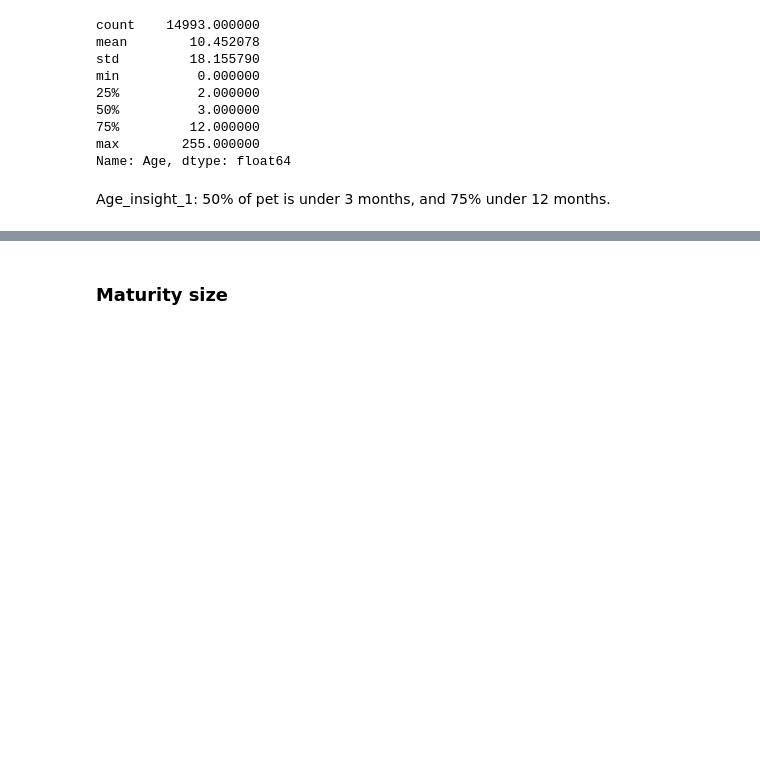
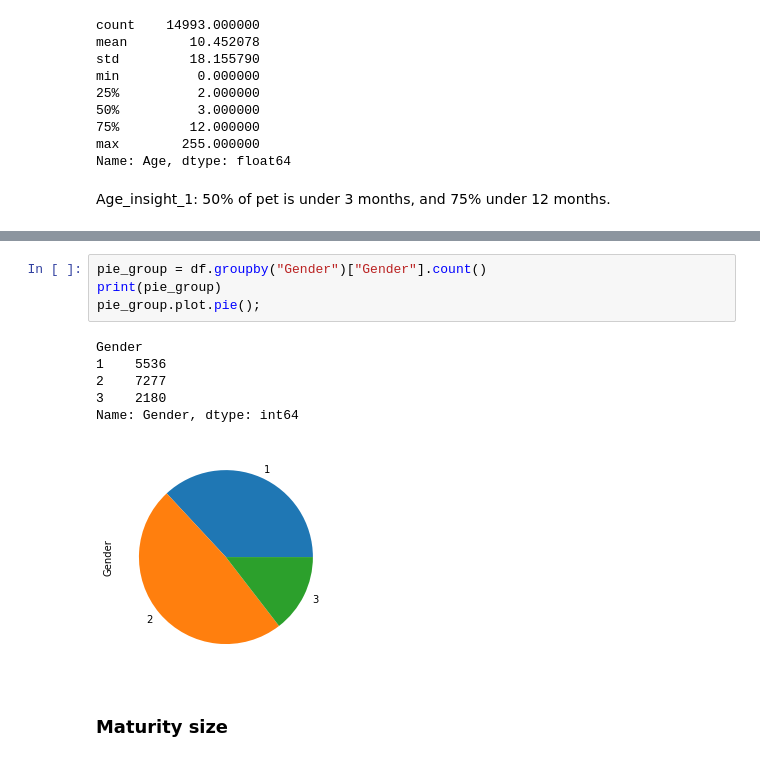
Before and after one commit to naufaldi-fir/adoption-prediction-project, a Jupyter notebook: naufaldi/notebook-naufaldi.ipynb, the cells around one changed output, grey strips where cells are left out. Drawn from its saved outputs; the diff is of its cells as text; blank space fills up the shorter version.

```diff
--- a/naufaldi/notebook-naufaldi.ipynb
+++ b/naufaldi/notebook-naufaldi.ipynb
@@ -112,2 +96,13 @@ Name: Gender, Length: 14993, dtype: int64
+# %%
+pie_group = df.groupby("Gender")["Gender"].count()
+print(pie_group)
+pie_group.plot.pie();
+# %% [output]
+Gender
+1    5536
+2    7277
+3    2180
+Name: Gender, dtype: int64
+[figure, added]
 # %% [markdown]
 ### Maturity size
```
Also changed, not shown: parts of 9 cells of this notebook.
